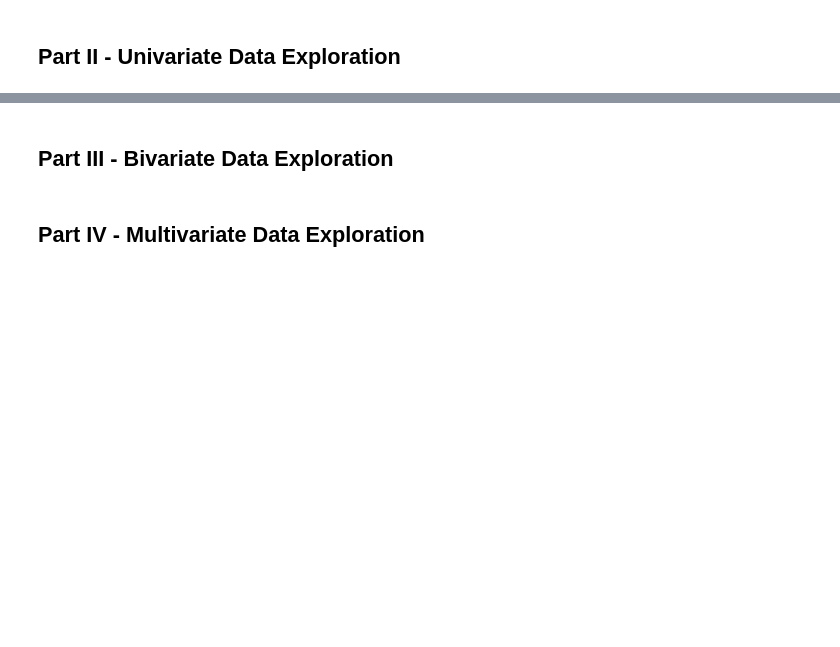
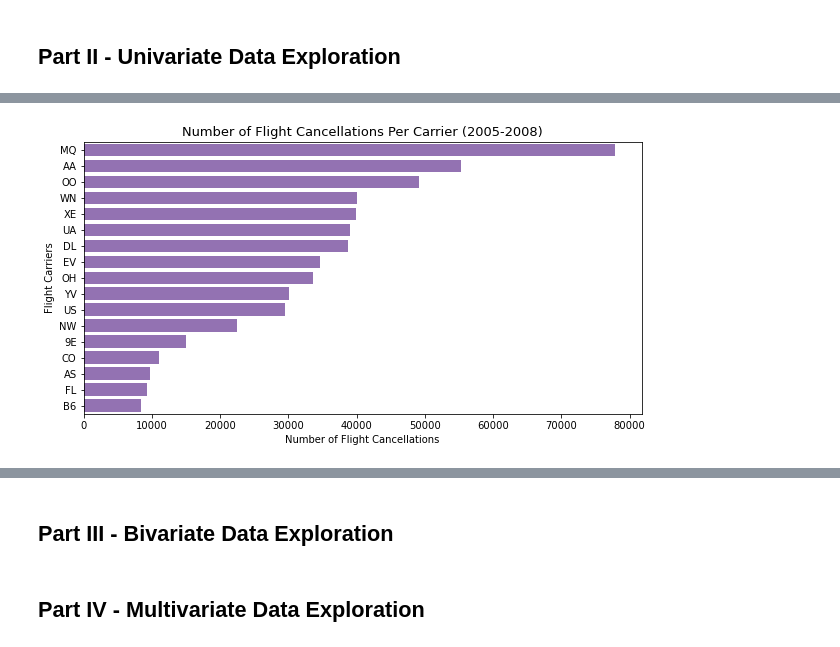
Before and after one commit to mozaini/Visualization_Project, a Jupyter notebook: exploration_template.ipynb, the cells around one changed output, grey strips where cells are left out. Saved outputs shown, nothing was run; the diff lists cells and outputs as text; code cells hidden in the pictures; blank space fills up the shorter version.

Commit message:
Finish from Univariate Data Exploration

```diff
--- a/exploration_template.ipynb
+++ b/exploration_template.ipynb
@@ -89,0 +101,5 @@ memory usage: 6.4+ GB
+# %%
+sub_df = flight_df[flight_df.CancellationCode.isna()==False]
+uniq_carr = sub_df.UniqueCarrier.value_counts()
+uniq_carr = uniq_carr[uniq_carr.values>5000]
+uniq_carr
@@ -89,0 +125,9 @@ memory usage: 6.4+ GB
+# %%
+color_base = sns.color_palette()[4]
+plt.figure(figsize=(10,5))
+sns.countplot(data = sub_df, y = 'UniqueCarrier', order = uniq_carr.index, color = color_base )
+plt.title('Number of Flight Cancellations Per Carrier (2005-2008)',fontsize=13)
+plt.ylabel('Flight Carriers',fontsize=10)
+plt.xlabel('Number of Flight Cancellations',fontsize=10);
+# %% [output]
+[figure, added]
```
Also changed, not shown: parts of 25 cells of this notebook.
